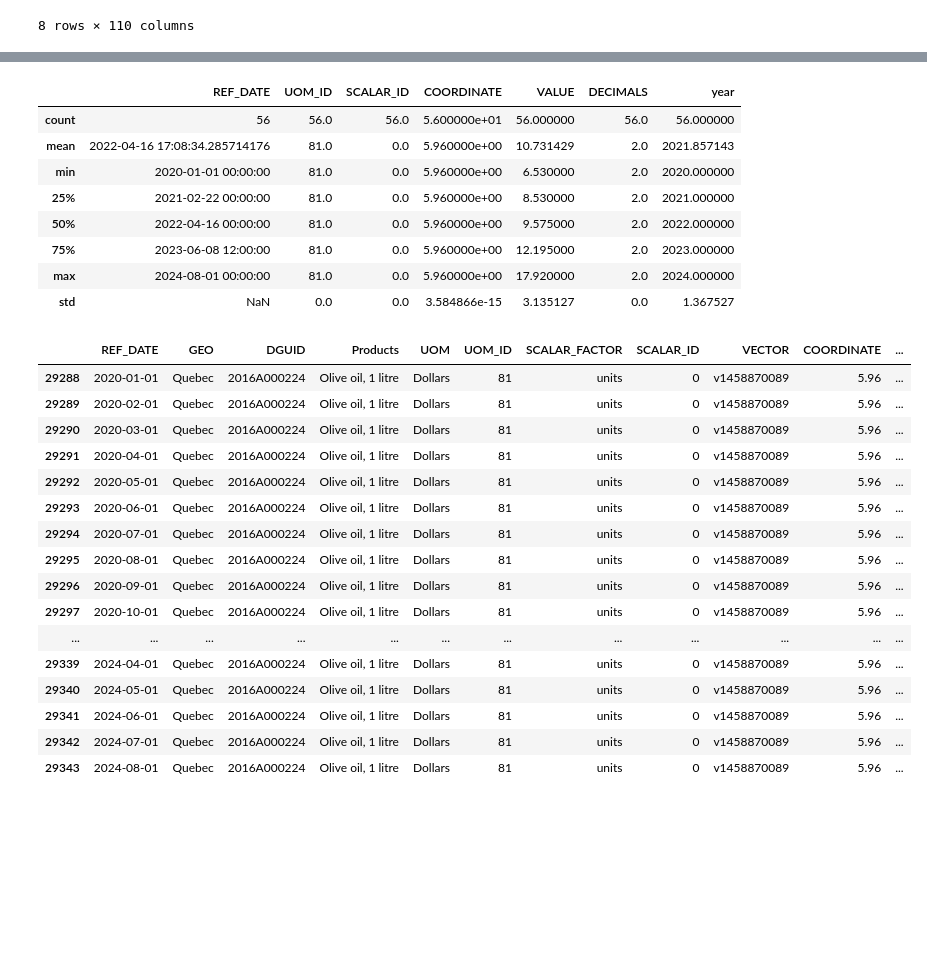
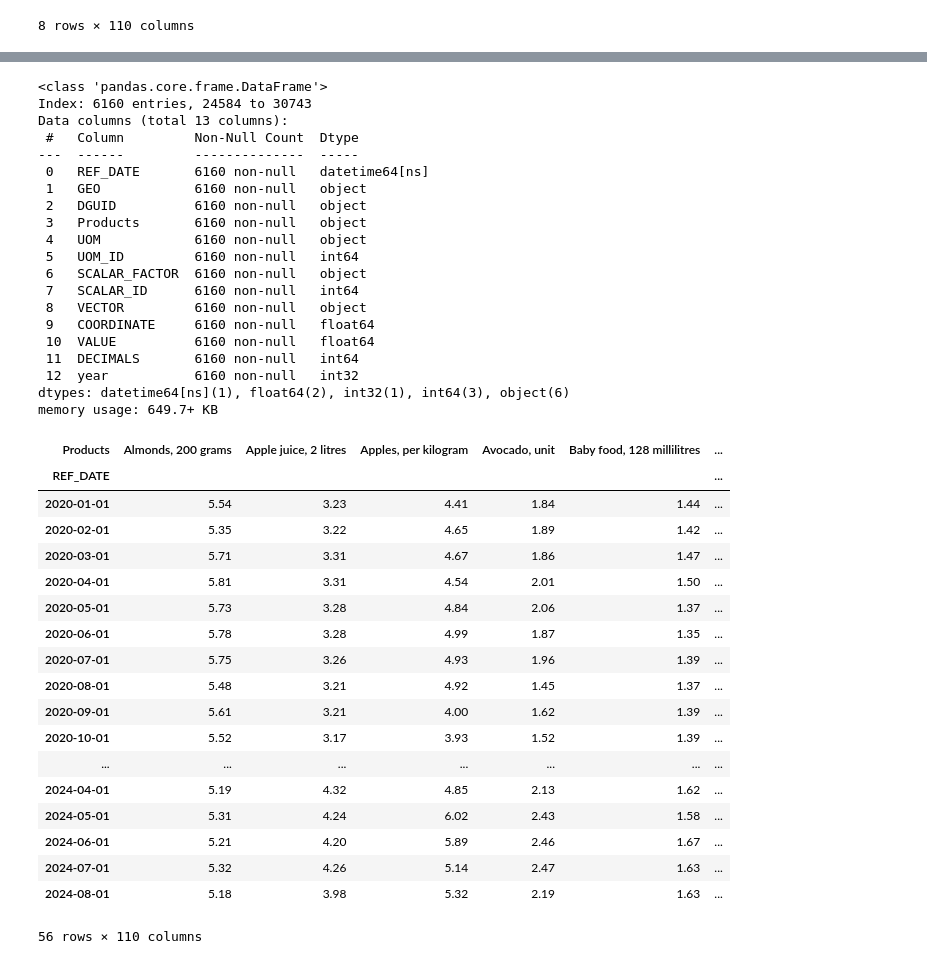
Before and after one commit to mfalcon00/DS---Project---M1, a Jupyter notebook: Price_of_products.ipynb, the cells around one changed output, grey strips where cells are left out. Saved outputs shown, nothing was run; the diff lists cells and outputs as text; code cells hidden in the pictures; blank space fills up the shorter version.

```diff
--- a/Price_of_products.ipynb
+++ b/Price_of_products.ipynb
@@ -275,33 +286,48 @@ df_qc.describe()
 # %%
-df_qc_olive = df[(df['Products']=='Olive oil, 1 litre')& (df['GEO']=='Quebec')]
-df_qc_olive.describe()
+df_qc = df[(df['GEO']=='Quebec')]
+df_qc.info()
 # %% [output]
-|  | REF_DATE | UOM_ID | SCALAR_ID | COORDINATE | VALUE | DECIMALS | year |
-| count | 56 | 56.0 | 56.0 | 5.600000e+01 | 56.000000 | 56.0 | 56.000000 |
-| mean | 2022-04-16 17:08:34.285714176 | 81.0 | 0.0 | 5.960000e+00 | 10.731429 | 2.0 | 2021.857143 |
-| min | 2020-01-01 00:00:00 | 81.0 | 0.0 | 5.960000e+00 | 6.530000 | 2.0 | 2020.000000 |
-| 25% | 2021-02-22 00:00:00 | 81.0 | 0.0 | 5.960000e+00 | 8.530000 | 2.0 | 2021.000000 |
-| 50% | 2022-04-16 00:00:00 | 81.0 | 0.0 | 5.960000e+00 | 9.575000 | 2.0 | 2022.000000 |
-| 75% | 2023-06-08 12:00:00 | 81.0 | 0.0 | 5.960000e+00 | 12.195000 | 2.0 | 2023.000000 |
-| max | 2024-08-01 00:00:00 | 81.0 | 0.0 | 5.960000e+00 | 17.920000 | 2.0 | 2024.000000 |
-| std | NaN | 0.0 | 0.0 | 3.584866e-15 | 3.135127 | 0.0 | 1.367527 |
+<class 'pandas.core.frame.DataFrame'>
+Index: 6160 entries, 24584 to 30743
+Data columns (total 13 columns):
+ #   Column         Non-Null Count  Dtype
+---  ------         --------------  -----
+ 0   REF_DATE       6160 non-null   datetime64[ns]
+ 1   GEO            6160 non-null   object
+ 2   DGUID          6160 non-null   object
+ 3   Products       6160 non-null   object
+ 4   UOM            6160 non-null   object
+ 5   UOM_ID         6160 non-null   int64
+ 6   SCALAR_FACTOR  6160 non-null   object
+ 7   SCALAR_ID      6160 non-null   int64
+ 8   VECTOR         6160 non-null   object
+ 9   COORDINATE     6160 non-null   float64
+ 10  VALUE          6160 non-null   float64
+ 11  DECIMALS       6160 non-null   int64
+ 12  year           6160 non-null   int32
+dtypes: datetime64[ns](1), float64(2), int32(1), int64(3), object(6)
+memory usage: 649.7+ KB
 # %%
-df_qc_olive
+df_qc = df_qc.pivot(index='Products', columns = 'REF_DATE', values = 'VALUE')
+df_qc = df_qc.transpose()
+df_qc
 # %% [output]
-|  | REF_DATE | GEO | DGUID | Products | UOM | UOM_ID | SCALAR_FACTOR | SCALAR_ID | VECTOR | COORDINATE | ... |
-| 29288 | 2020-01-01 | Quebec | 2016A000224 | Olive oil, 1 litre | Dollars | 81 | units | 0 | v1458870089 | 5.96 | ... |
-| 29289 | 2020-02-01 | Quebec | 2016A000224 | Olive oil, 1 litre | Dollars | 81 | units | 0 | v1458870089 | 5.96 | ... |
-| 29290 | 2020-03-01 | Quebec | 2016A000224 | Olive oil, 1 litre | Dollars | 81 | units | 0 | v1458870089 | 5.96 | ... |
-| 29291 | 2020-04-01 | Quebec | 2016A000224 | Olive oil, 1 litre | Dollars | 81 | units | 0 | v1458870089 | 5.96 | ... |
-| 29292 | 2020-05-01 | Quebec | 2016A000224 | Olive oil, 1 litre | Dollars | 81 | units | 0 | v1458870089 | 5.96 | ... |
-| 29293 | 2020-06-01 | Quebec | 2016A000224 | Olive oil, 1 litre | Dollars | 81 | units | 0 | v1458870089 | 5.96 | ... |
-| 29294 | 2020-07-01 | Quebec | 2016A000224 | Olive oil, 1 litre | Dollars | 81 | units | 0 | v1458870089 | 5.96 | ... |
-| 29295 | 2020-08-01 | Quebec | 2016A000224 | Olive oil, 1 litre | Dollars | 81 | units | 0 | v1458870089 | 5.96 | ... |
-| 29296 | 2020-09-01 | Quebec | 2016A000224 | Olive oil, 1 litre | Dollars | 81 | units | 0 | v1458870089 | 5.96 | ... |
-| 29297 | 2020-10-01 | Quebec | 2016A000224 | Olive oil, 1 litre | Dollars | 81 | units | 0 | v1458870089 | 5.96 | ... |
-| ... | ... | ... | ... | ... | ... | ... | ... | ... | ... | ... | ... |
-| 29339 | 2024-04-01 | Quebec | 2016A000224 | Olive oil, 1 litre | Dollars | 81 | units | 0 | v1458870089 | 5.96 | ... |
-| 29340 | 2024-05-01 | Quebec | 2016A000224 | Olive oil, 1 litre | Dollars | 81 | units | 0 | v1458870089 | 5.96 | ... |
-| 29341 | 2024-06-01 | Quebec | 2016A000224 | Olive oil, 1 litre | Dollars | 81 | units | 0 | v1458870089 | 5.96 | ... |
-| 29342 | 2024-07-01 | Quebec | 2016A000224 | Olive oil, 1 litre | Dollars | 81 | units | 0 | v1458870089 | 5.96 | ... |
-| 29343 | 2024-08-01 | Quebec | 2016A000224 | Olive oil, 1 litre | Dollars | 81 | units | 0 | v1458870089 | 5.96 | ... |
+| Products | Almonds, 200 grams | Apple juice, 2 litres | Apples, per kilogram | Avocado, unit | Baby food, 128 millilitres | ... |
+| REF_DATE |  |  |  |  |  | ... |
+| 2020-01-01 | 5.54 | 3.23 | 4.41 | 1.84 | 1.44 | ... |
+| 2020-02-01 | 5.35 | 3.22 | 4.65 | 1.89 | 1.42 | ... |
+| 2020-03-01 | 5.71 | 3.31 | 4.67 | 1.86 | 1.47 | ... |
+| 2020-04-01 | 5.81 | 3.31 | 4.54 | 2.01 | 1.50 | ... |
+| 2020-05-01 | 5.73 | 3.28 | 4.84 | 2.06 | 1.37 | ... |
+| 2020-06-01 | 5.78 | 3.28 | 4.99 | 1.87 | 1.35 | ... |
+| 2020-07-01 | 5.75 | 3.26 | 4.93 | 1.96 | 1.39 | ... |
+| 2020-08-01 | 5.48 | 3.21 | 4.92 | 1.45 | 1.37 | ... |
+| 2020-09-01 | 5.61 | 3.21 | 4.00 | 1.62 | 1.39 | ... |
+| 2020-10-01 | 5.52 | 3.17 | 3.93 | 1.52 | 1.39 | ... |
+| ... | ... | ... | ... | ... | ... | ... |
+| 2024-04-01 | 5.19 | 4.32 | 4.85 | 2.13 | 1.62 | ... |
+| 2024-05-01 | 5.31 | 4.24 | 6.02 | 2.43 | 1.58 | ... |
+| 2024-06-01 | 5.21 | 4.20 | 5.89 | 2.46 | 1.67 | ... |
+| 2024-07-01 | 5.32 | 4.26 | 5.14 | 2.47 | 1.63 | ... |
+| 2024-08-01 | 5.18 | 3.98 | 5.32 | 2.19 | 1.63 | ... |
+56 rows × 110 columns
```
Also changed, not shown: parts of 3 cells of this notebook, 1 other file.
